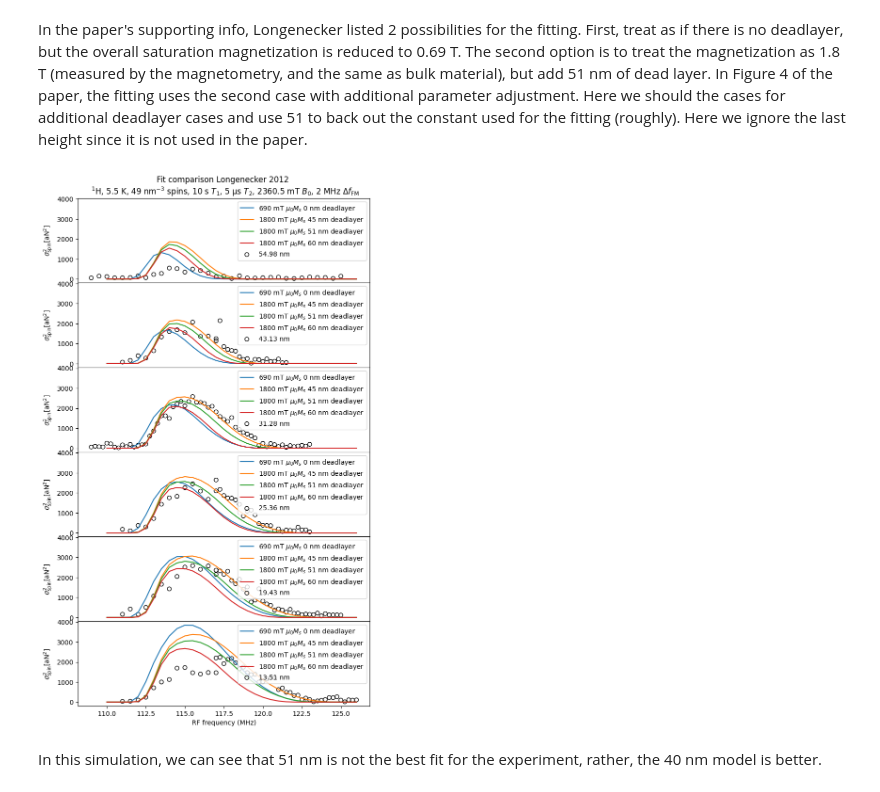
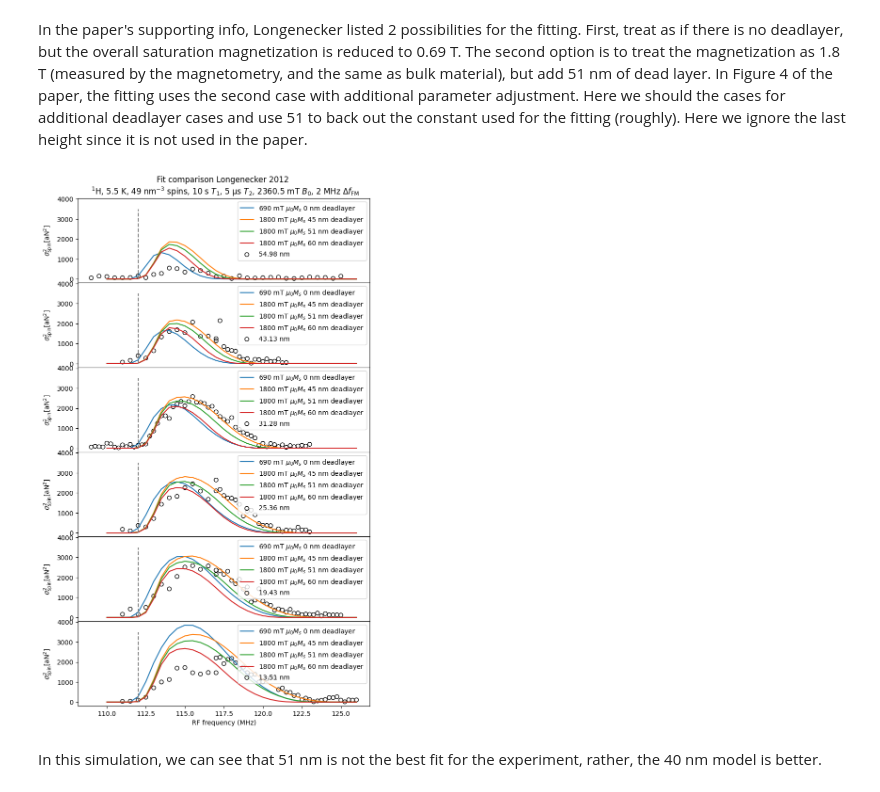
Before and after one commit to Marohn-Group/mrfmsim-examples, a Jupyter notebook: examples/example_ibmcyclic_Longenecker2012nov.ipynb, the cells around one changed output. Saved outputs shown, nothing was run; the diff lists cells and outputs as text; code cells hidden in the pictures.

```diff
--- a/examples/example_ibmcyclic_Longenecker2012nov.ipynb
+++ b/examples/example_ibmcyclic_Longenecker2012nov.ipynb
@@ -384,6 +384,8 @@ for mu0_Ms, dlayer in [(690, 0), (1800, 45), (1800, 51), (1800, 60)]:
     signal_damage[key_format.format(mu0_Ms, dlayer)] = signal_d
 # %%
 import matplotlib.pyplot as plt
+
+f_larmor = B0 * sample.Gamma / (2 * np.pi)
 
 fig = plt.figure(figsize=(8, 14))
 
@@ -391,34 +393,35 @@ gs = fig.add_gridspec(6, hspace=0.0)
 axs = gs.subplots(sharex=True, sharey=True)
 
 
 for i, sig in enumerate(freqscan):
     for m, sim_sig in signal_damage.items():
         # only look at dF2_spin
         sim_sig = [-s[0] for s in sim_sig[i]]
         axs[i].plot(f_rf_list / 1e6, sim_sig, label=f"{m}")
 
     axs[i].scatter(
         sig.Freq,
         sig.F,
         color="none",
         edgecolor="black",
         label=f"{sig.Dts:.2f} nm",
     )
+    axs[i].vlines(f_larmor / 1e6, 0, 3500, color="grey", linestyles="dashed")
     axs[i].legend(loc="upper right")
 
 for ax in axs.flat:
     ax.label_outer()
     ax.set_xlabel("RF frequency (MHz)")
     ax.set_ylabel("$\sigma^2_\mathrm{spin} [\mathrm{aN}^2]$")
 
 axs[0].set_title(
     "Fit comparison Longenecker 2012 \n $^1$H, 5.5 K, 49 nm$^{-3}$ spins, "
     "10 s $T_1$, 5 $\mathrm{\mu}$s $T_2$, 2360.5 mT $B_0$, 2 MHz $\Delta f_\mathrm{FM}$"
 )
 plt.savefig("figures/longenecker_fit_comparison.pdf")
 plt.show()
 # %% [output]
-[figure, old version]
+[figure, new version]
 # %% [markdown]
 In this simulation, we can see that 51 nm is not the best fit for the experiment, rather, the 40 nm model is better.
 # %% [markdown]
```
Also changed, not shown: parts of 1 cell of this notebook, 1 other file.
